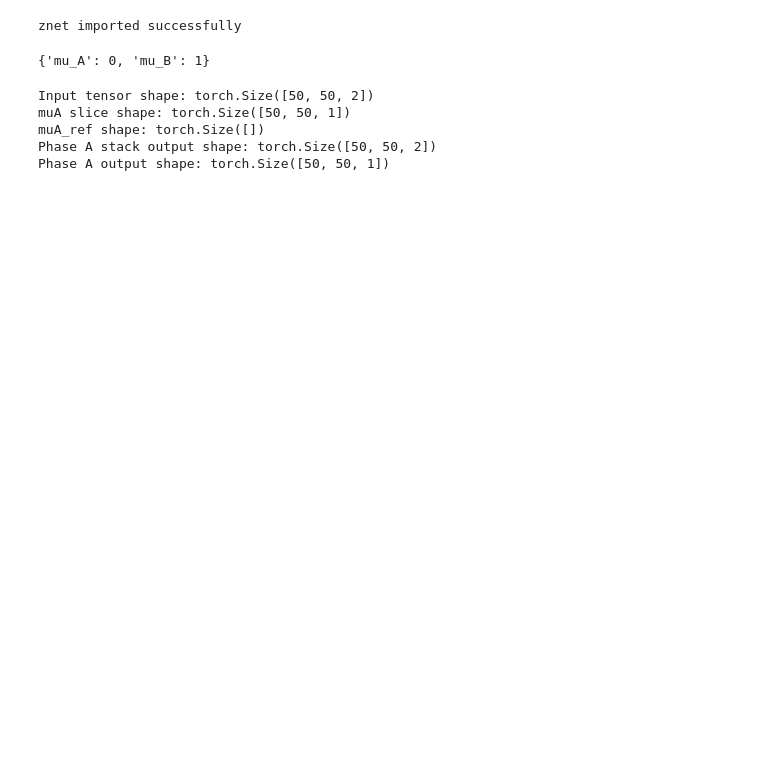
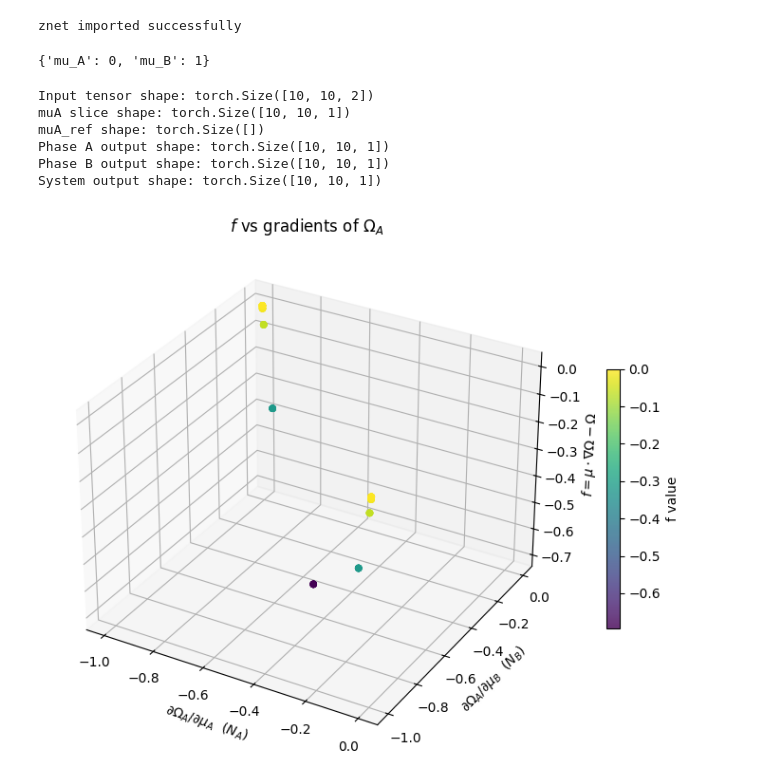
Before and after one commit to themintlab/Zgraph, a Jupyter notebook: examples/unit_test.ipynb, the cells around one changed output. Saved outputs shown, nothing was run; the diff lists cells and outputs as text; code cells hidden in the pictures; blank space fills up the shorter version.

```diff
--- a/examples/unit_test.ipynb
+++ b/examples/unit_test.ipynb
@@ -38,15 +37,22 @@ bind_graph_to_bus(phase_a, state_order)
 print("Input tensor shape:", input_tensor.shape)
 print("muA slice shape:", muA(input_tensor).shape)
 print("muA_ref shape:", muA_ref(input_tensor).shape)
-print("Phase A stack output shape:", phase_aStack(input_tensor).shape)
 
 phase_a_output = phase_a(input_tensor)
 phase_b_output = phase_b(input_tensor)
+system_output = system(input_tensor)
 #print("Phase A output:", phase_a_output)
 print("Phase A output shape:", phase_a_output.shape)
+print("Phase B output shape:", phase_b_output.shape)
+print("System output shape:", system_output.shape)
 # %% [output]
-Input tensor shape: torch.Size([50, 50, 2])
-muA slice shape: torch.Size([50, 50, 1])
+Input tensor shape: torch.Size([10, 10, 2])
+muA slice shape: torch.Size([10, 10, 1])
 muA_ref shape: torch.Size([])
-Phase A stack output shape: torch.Size([50, 50, 2])
-Phase A output shape: torch.Size([50, 50, 1])
+Phase A output shape: torch.Size([10, 10, 1])
+Phase B output shape: torch.Size([10, 10, 1])
+System output shape: torch.Size([10, 10, 1])
+# %%
+phase_a_output_2, phase_a_grad = value_and_derivatives(phase_a, input_tensor, n=1)
+# %%
+f = (input_tensor*phase_a_grad).sum(dim=-1).unsqueeze(-1)-phase_a_output_2
@@ -53,2 +92,30 @@ Phase A output shape: torch.Size([50, 50, 1])
+# %%
+import matplotlib.pyplot as plt
+from mpl_toolkits.mplot3d import Axes3D
+import numpy as np
+
+# phase_a_grad shape: (10, 10, 2) — two derivatives per point
+# f shape: (10, 10, 1)
+
+grad_muA = phase_a_grad[..., 0].detach().numpy().flatten()  # d(phase_a)/d(mu_A)
+grad_muB = phase_a_grad[..., 1].detach().numpy().flatten()  # d(phase_a)/d(mu_B)
+f_vals   = f.detach().numpy().flatten()
+
+fig = plt.figure(figsize=(9, 6))
+ax = fig.add_subplot(111, projection='3d')
+
+sc = ax.scatter(grad_muA, grad_muB, f_vals,
+                c=f_vals, cmap='viridis', s=20, alpha=0.8)
+
+ax.set_xlabel(r'$\partial \Omega_A / \partial \mu_A$  ($N_A$)')
+ax.set_ylabel(r'$\partial \Omega_A / \partial \mu_B$  ($N_B$)')
+ax.set_zlabel(r'$f = \mu \cdot \nabla\Omega - \Omega$')
+ax.set_title(r'$f$ vs gradients of $\Omega_A$')
+fig.colorbar(sc, ax=ax, shrink=0.5, label='f value')
+
+plt.tight_layout()
+plt.show()
+# %% [output]
+[figure, added]
 # %%
 # Diagonal across the first two dimensions (i, i), then make it 1D
```
Also changed, not shown: parts of 8 cells of this notebook, 6 other files.
